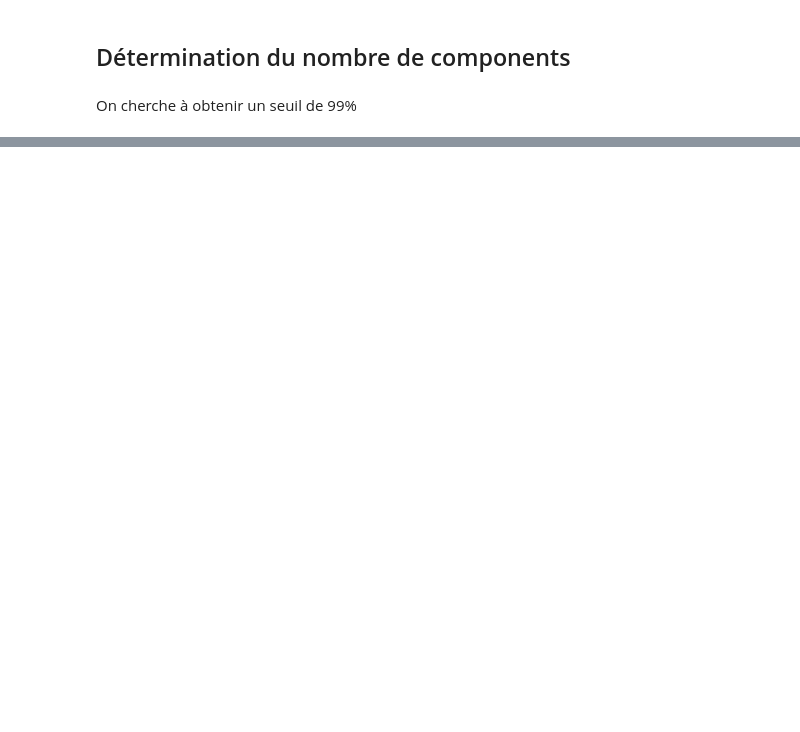
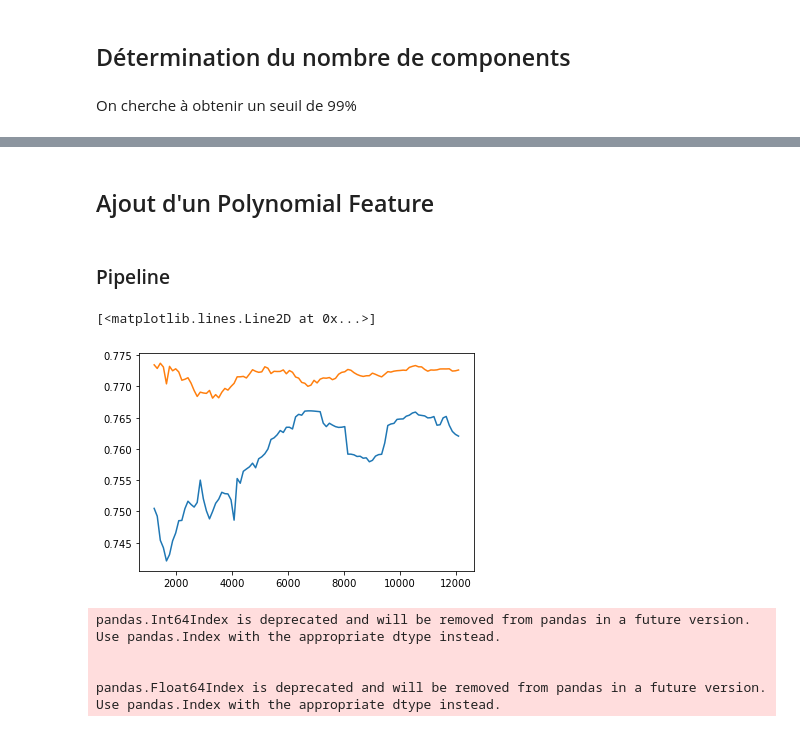
Before and after one commit to RudyBourez/Machine_Learning, a Jupyter notebook: ACP/acp.ipynb, the cells around one changed output, grey strips where cells are left out. Cells and saved outputs as stored; diff of their text form; code cells hidden in the pictures; blank space fills up the shorter version.

```diff
--- a/ACP/acp.ipynb
+++ b/ACP/acp.ipynb
@@ -74,0 +134,4 @@ while pca.explained_variance_ratio.sum()<0.99:
+# %% [markdown]
+## Ajout d'un Polynomial Feature
+# %% [markdown]
+### Pipeline
@@ -74,0 +141,6 @@ while pca.explained_variance_ratio.sum()<0.99:
+# %%
+columns = list(df.drop(["price","ln_price","id","yr_renovated","yr_built", "bathrooms"],axis=1).columns)
+pipeline = make_pipeline(PolynomialFeatures(2), StandardScaler())
+processor = make_column_transformer((pipeline, columns))
+# %%
+pca = make_pipeline(processor, PCA(n_components=0.99), LinearRegression())
@@ -74,0 +149,26 @@ while pca.explained_variance_ratio.sum()<0.99:
+# %%
+X = df.drop(["price", "ln_price", "id","yr_renovated","yr_built", "bathrooms"], axis=1)
+y = df["ln_price"]
+
+X_train, X_test, y_train, y_test = train_test_split(X, y, test_size=0.3)
+# %%
+model = pca.fit(X_train, y_train)
+train_size, train_score, val_score = learning_curve(model, X_train, y_train,train_sizes=np.linspace(0.1,1,100), cv=5,
+                                                    shuffle=True, scoring='r2')
+pred = pca.predict(X_test)
+# %%
+plt.plot(train_size, val_score.mean(axis=1), label="Validation")
+plt.plot(train_size, train_score.mean(axis=1), label="train")
+# %% [output]
+[<matplotlib.lines.Line2D at 0x...>]
+[figure, added]
+# %%
+fig = px.scatter(y=np.exp(y_test), x=np.exp(pred),trendline="ols",
+                 labels={"y": "Valeurs réelles", "x": "Valeurs prédites"},
+                 title="Précision du modèle Ridge")
+fig.show()
+# %% [output]
+pandas.Int64Index is deprecated and will be removed from pandas in a future version. Use pandas.Index with the appropriate dtype instead.
+
+
+pandas.Float64Index is deprecated and will be removed from pandas in a future version. Use pandas.Index with the appropriate dtype instead.
```
Also changed, not shown: parts of 19 cells of this notebook, 14 other files.
